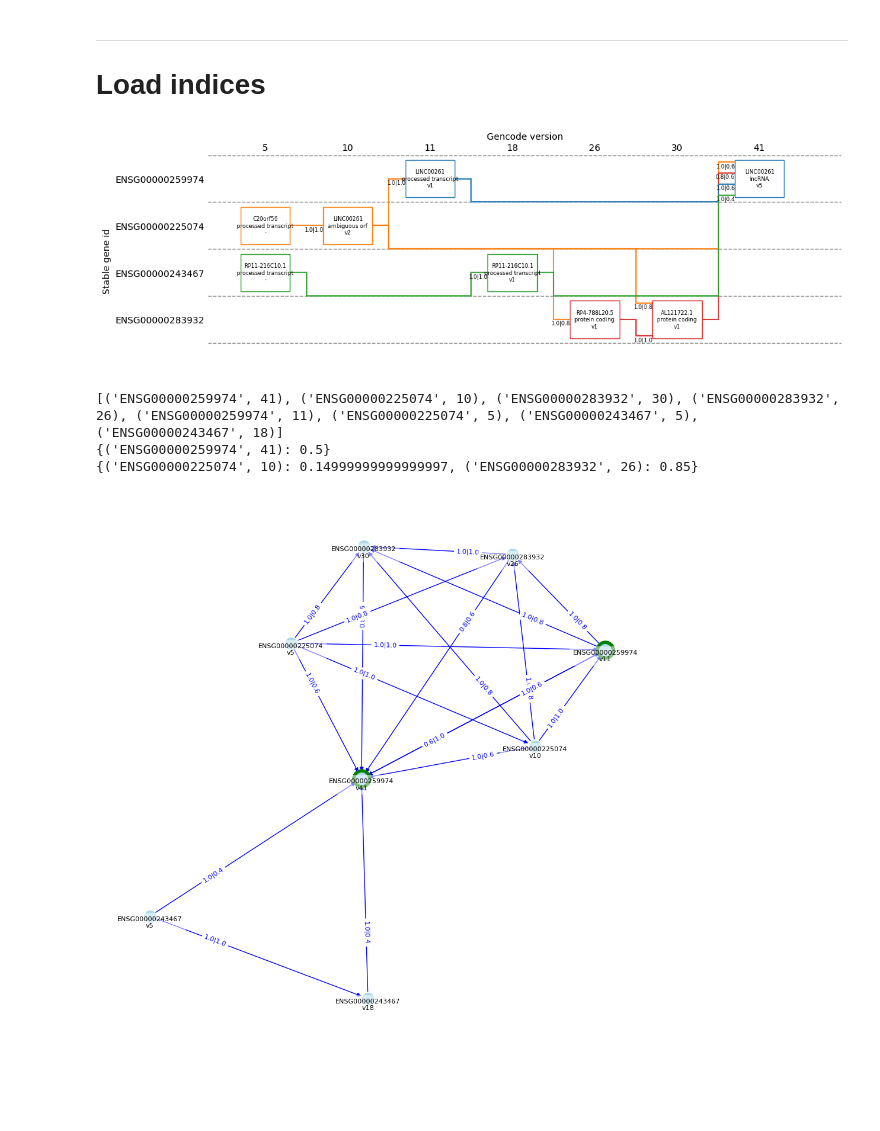
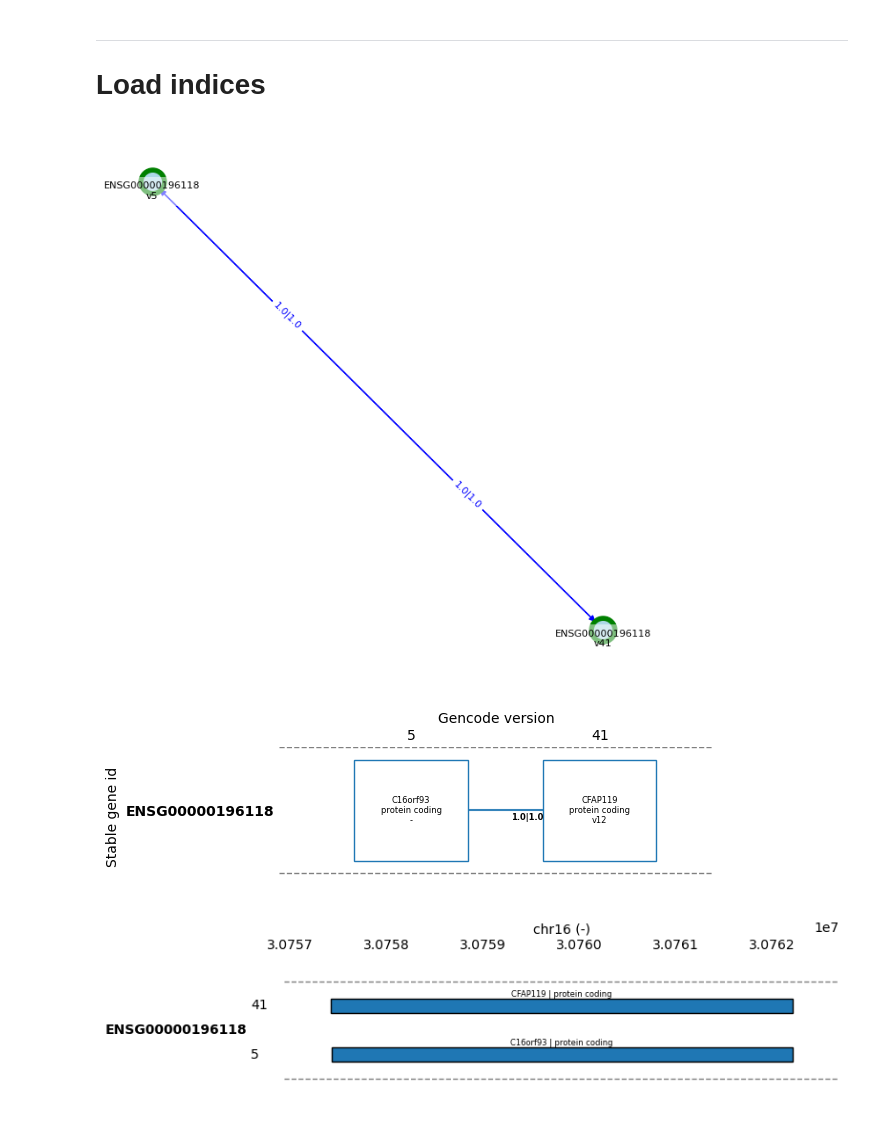
Before and after one commit to HugoGuillen/genehtracker, a Jupyter notebook: dev2.ipynb, the cells around one changed output. Cells and saved outputs as stored; diff of their text form; code cells hidden in the pictures; blank space fills up the shorter version.

```diff
--- a/dev2.ipynb
+++ b/dev2.ipynb
@@ -504,20 +677,19 @@ def plot_history_diagram(gene_id,DFG,G,overlap_thr = 0.1):
 # %%
 overlap_thr = 0.1
 #gene_id = 'ENSG00000268388'
-gene_id = 'ENSG00000259974'
+#gene_id = 'ENSG00000259974'
 #gene_id = 'ENSG00000280916'
 #gene_id = 'ENSG00000253827'
 #gene_id = 'ENSG00000254100'
 #gene_id = 'ENSG00000251562'
 #gene_id = 'ENSG00000224397'
 #gene_id = 'ENSG00000245532'
 #gene_id = 'ENSG00000245750'
-#gene_id = 'ENSG00000196118'
+gene_id = 'ENSG00000196118'
+plot_history_network(gene_id,DFG,G,overlap_thr=overlap_thr)
 plot_history_diagram(gene_id,DFG,G,overlap_thr=overlap_thr)
-plot_history_network(gene_id,DFG,G,overlap_thr=overlap_thr)
+plot_tracks(gene_id,DFG,G,DFC,overlap_thr=overlap_thr)
 # %% [output]
-[figure, old version]
+[figure, new version]
-[('ENSG00000259974', 41), ('ENSG00000225074', 10), ('ENSG00000283932', 30), ('ENSG00000283932', 26), ('ENSG00000259974', 11), ('ENSG00000225074', 5), ('ENSG00000243467', 5), ('ENSG00000243467', 18)]
-{('ENSG00000259974', 41): 0.5}
-{('ENSG00000225074', 10): 0.14999999999999997, ('ENSG00000283932', 26): 0.85}
-[figure, old version]
+[figure, new version]
+[figure, added]
```
Also changed, not shown: parts of 4 cells of this notebook.
